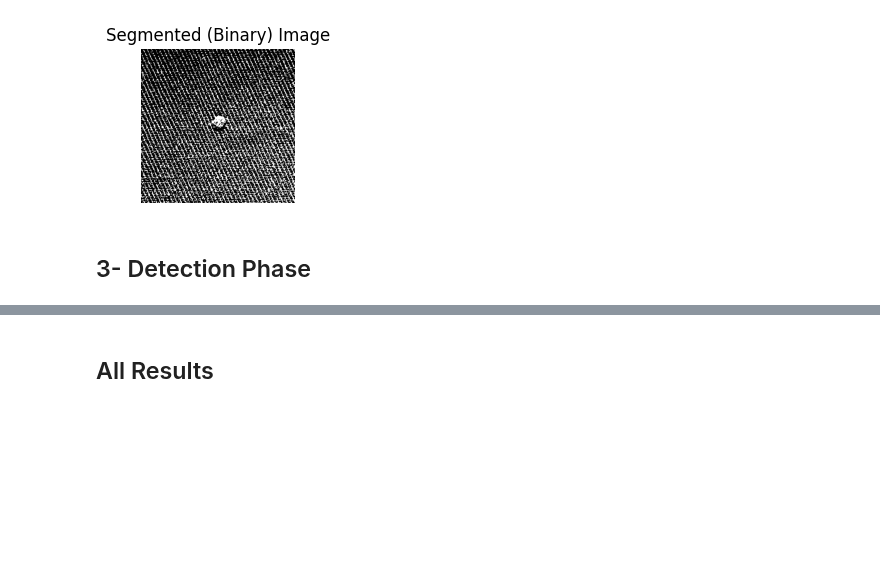
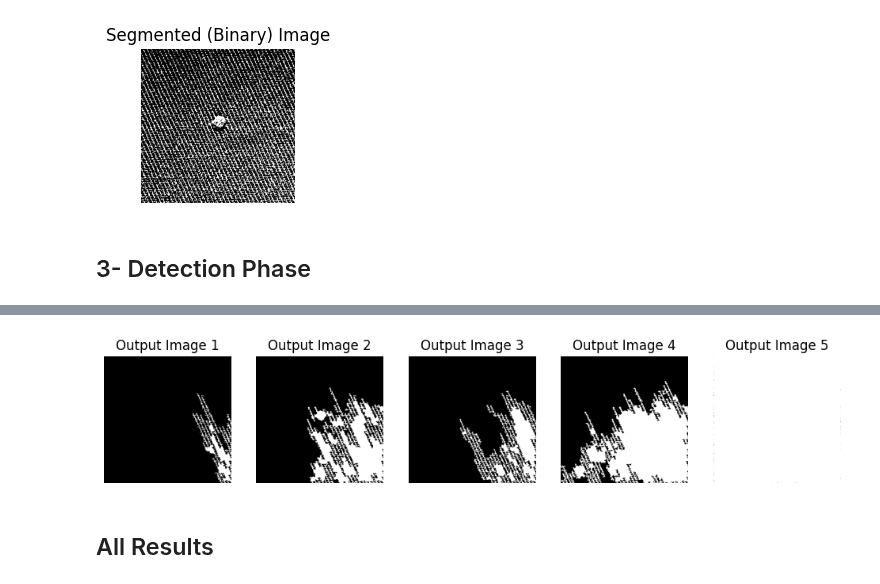
Before and after one commit to eylulranasarac/ie423-group, a Jupyter notebook: ProjectPart3/proposal.ipynb, the cells around one changed output, grey strips where cells are left out. Saved outputs shown, nothing was run; the diff lists cells and outputs as text; code cells hidden in the pictures; blank space fills up the shorter version.

```diff
--- a/ProjectPart3/proposal.ipynb
+++ b/ProjectPart3/proposal.ipynb
@@ -133,3 +151,63 @@ plt.show()
+# %%
+# Find contours (ROIs) in the filtered image
+contours, _ = cv2.findContours(filtered_image.astype(np.uint8), cv2.RETR_EXTERNAL, cv2.CHAIN_APPROX_SIMPLE)
+
+# Identify the largest contour (ROI)
+largest_contour = max(contours, key=cv2.contourArea)
+
+# Create an empty image to draw the largest ROI
+output_image = np.zeros_like(binary_image)
+cv2.drawContours(output_image, [largest_contour], -1, (255, 255, 255), thickness=cv2.FILLED)
+
+plt.figure(figsize=(12, 12))
+plt.subplot(1, 5, 1)
+plt.imshow(output_image, cmap='gray')
+plt.title('Output Image 1')
+plt.axis('off')
+
+contours, _ = cv2.findContours(filtered_image2.astype(np.uint8), cv2.RETR_EXTERNAL, cv2.CHAIN_APPROX_SIMPLE)
+largest_contour = max(contours, key=cv2.contourArea)
+output_image = np.zeros_like(binary_image)
+cv2.drawContours(output_image, [largest_contour], -1, (255, 255, 255), thickness=cv2.FILLED)
+
+plt.subplot(1, 5, 2)
+plt.imshow(output_image, cmap='gray')
+plt.title('Output Image 2')
+plt.axis('off')
+
+contours, _ = cv2.findContours(filtered_image3.astype(np.uint8), cv2.RETR_EXTERNAL, cv2.CHAIN_APPROX_SIMPLE)
+largest_contour = max(contours, key=cv2.contourArea)
+output_image = np.zeros_like(binary_image)
+cv2.drawContours(output_image, [largest_contour], -1, (255, 255, 255), thickness=cv2.FILLED)
+
+plt.subplot(1, 5, 3)
+plt.imshow(output_image, cmap='gray')
+plt.title('Output Image 3')
+plt.axis('off')
+
+contours, _ = cv2.findContours(filtered_image4.astype(np.uint8), cv2.RETR_EXTERNAL, cv2.CHAIN_APPROX_SIMPLE)
+largest_contour = max(contours, key=cv2.contourArea)
+output_image = np.zeros_like(binary_image)
+cv2.drawContours(output_image, [largest_contour], -1, (255, 255, 255), thickness=cv2.FILLED)
+
+plt.subplot(1, 5, 4)
+plt.imshow(output_image, cmap='gray')
+plt.title('Output Image 4')
+plt.axis('off')
+
+contours, _ = cv2.findContours(filtered_image5.astype(np.uint8), cv2.RETR_EXTERNAL, cv2.CHAIN_APPROX_SIMPLE)
+largest_contour = max(contours, key=cv2.contourArea)
+output_image = np.zeros_like(binary_image)
+cv2.drawContours(output_image, [largest_contour], -1, (255, 255, 255), thickness=cv2.FILLED)
+
+plt.subplot(1, 5, 5)
+plt.imshow(output_image, cmap='gray')
+plt.title('Output Image 5')
+plt.axis('off')
+
+plt.show()
+# %% [output]
+[figure, added]
 # %% [markdown]
 ## All Results
 # %%
```
Also changed, not shown: parts of 2 cells of this notebook.
